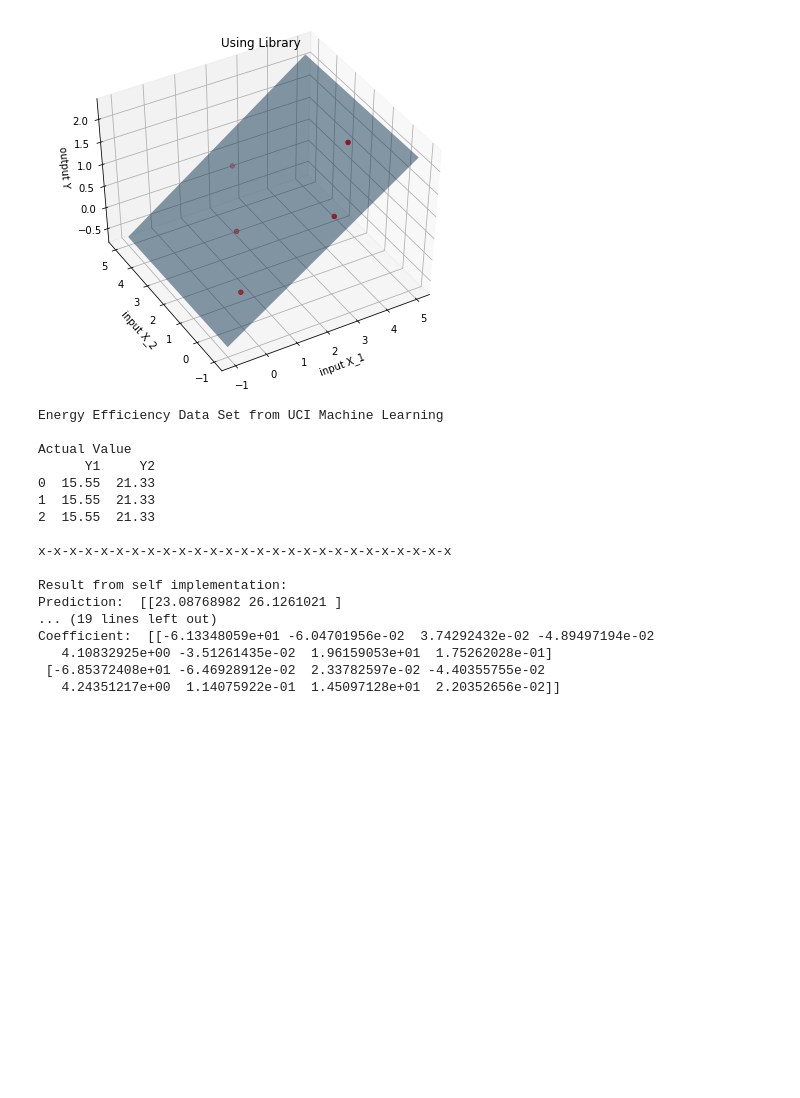
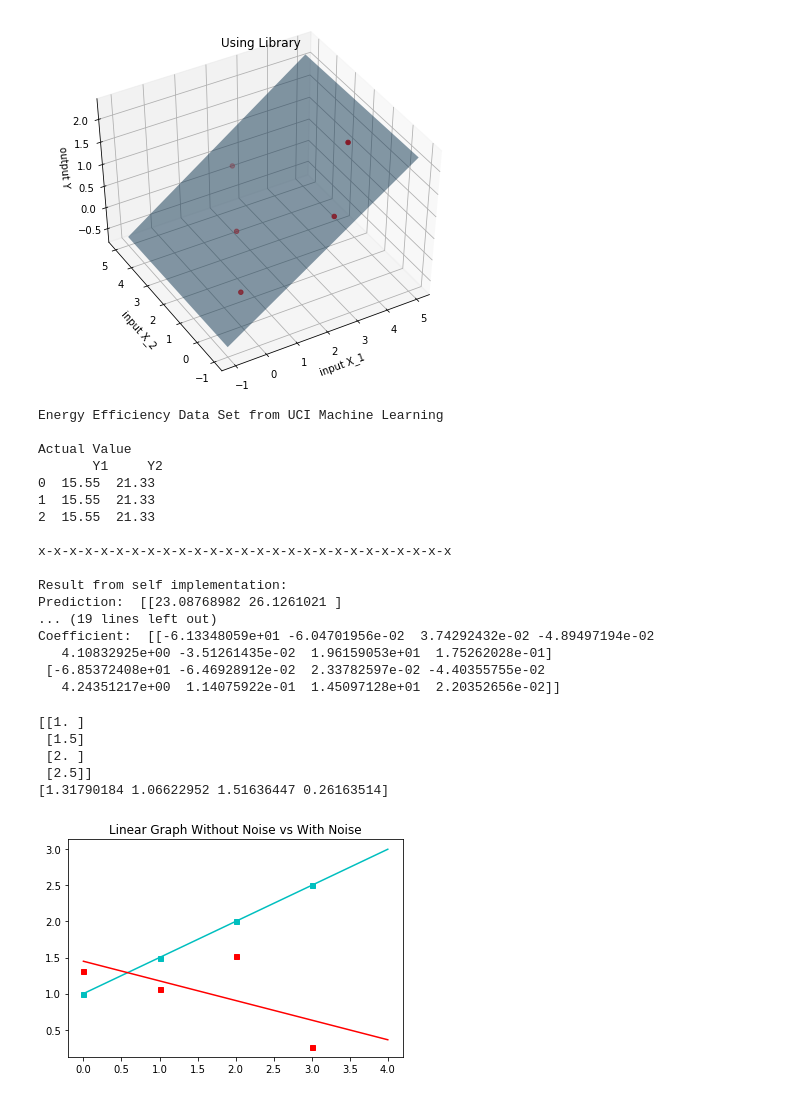
Before and after one commit to nayan-pradhan/MachineLearning_JacobsUniversity, a Jupyter notebook: Assignment5/AssignmentSolution_Sheet5_NayanManSinghPradhan.ipynb, the cells around one changed output. Drawn from its saved outputs; the diff is of its cells as text; code cells hidden in the pictures; blank space fills up the shorter version.

Commit message:
Example 4.4

```diff
--- a/Assignment5/AssignmentSolution_Sheet5_NayanManSinghPradhan.ipynb
+++ b/Assignment5/AssignmentSolution_Sheet5_NayanManSinghPradhan.ipynb
@@ -18,6 +18,9 @@ from matplotlib import cm
 def Cholesky_solver(M, b):
     c, low = linalg.cho_factor(M)
     return (linalg.cho_solve((c, low), b))
+
+def linear_eqn_solver(m, X, c):
+    return (np.dot(X, m) + c)
 
 ## Main linear regression
 def lin_reg(x, y, test):
@@ -38,7 +41,7 @@ def lin_reg(x, y, test):
     B_hat = Cholesky_solver(A, b)
 
     ## Predict
-    lin_reg_pred = np.dot(test, B_hat[1:]) + B_hat[0]
+    lin_reg_pred = linear_eqn_solver(B_hat[1:], test, B_hat[0])
 
     return lin_reg_pred, B_hat
 
@@ -239,3 +245,46 @@ Coefficient:  [[-6.13348059e+01 -6.04701956e-02  3.74292432e-02 -4.89497194e-02
    4.10832925e+00 -3.51261435e-02  1.96159053e+01  1.75262028e-01]
  [-6.85372408e+01 -6.46928912e-02  2.33782597e-02 -4.40355755e-02
    4.24351217e+00  1.14075922e-01  1.45097128e+01  2.20352656e-02]]
+# %%
+## Example 4.4
+
+## ADD NAME OF LINES
+
+X = [[0],[1],[2],[3]]
+gaussian_noise = np.random.normal(0,np.std(X),len(X))
+
+solved_no_noise = linear_eqn_solver(0.5, X, 1)
+solved_with_noise = linear_eqn_solver(0.5, X, 1+gaussian_noise)
+solved_with_noise = solved_with_noise[0]
+
+## For Graphing -x-x-x-x-x-x-x-x-x-x-x-x-x-x-x-x-x-x-x-x-x-x-x
+
+X_eval = np.linspace(0,4,1000)
+X_eval = X_eval.reshape(-1,1)
+plt.figure()
+
+temp_no_noise = []
+temp_with_noise = []
+
+for i in X_eval:
+    temp_no_noise.append(lin_reg(X, solved_no_noise, i)[0])
+    temp_with_noise.append(lin_reg(X, solved_with_noise, i)[0])
+
+temp_no_noise = np.asarray(temp_no_noise)
+temp_with_noise = np.asarray(temp_with_noise)
+
+plt.plot(X_eval, temp_no_noise, color='c', label="No noise")
+plt.plot(X,solved_no_noise, 'rs', color = 'c', markersize=5, label="No noise")
+
+plt.plot(X_eval, temp_with_noise, color='r', label="With noise")
+plt.plot(X,solved_with_noise, 'rs', color = 'r', markersize=5, label="Noise")
+
+plt.title("Linear Graph Without Noise vs With Noise")
+plt.show()
+# %% [output]
+[[1. ]
+ [1.5]
+ [2. ]
+ [2.5]]
+[1.31790184 1.06622952 1.51636447 0.26163514]
+[figure, added]
```
Also changed, not shown: parts of 3 cells of this notebook.
